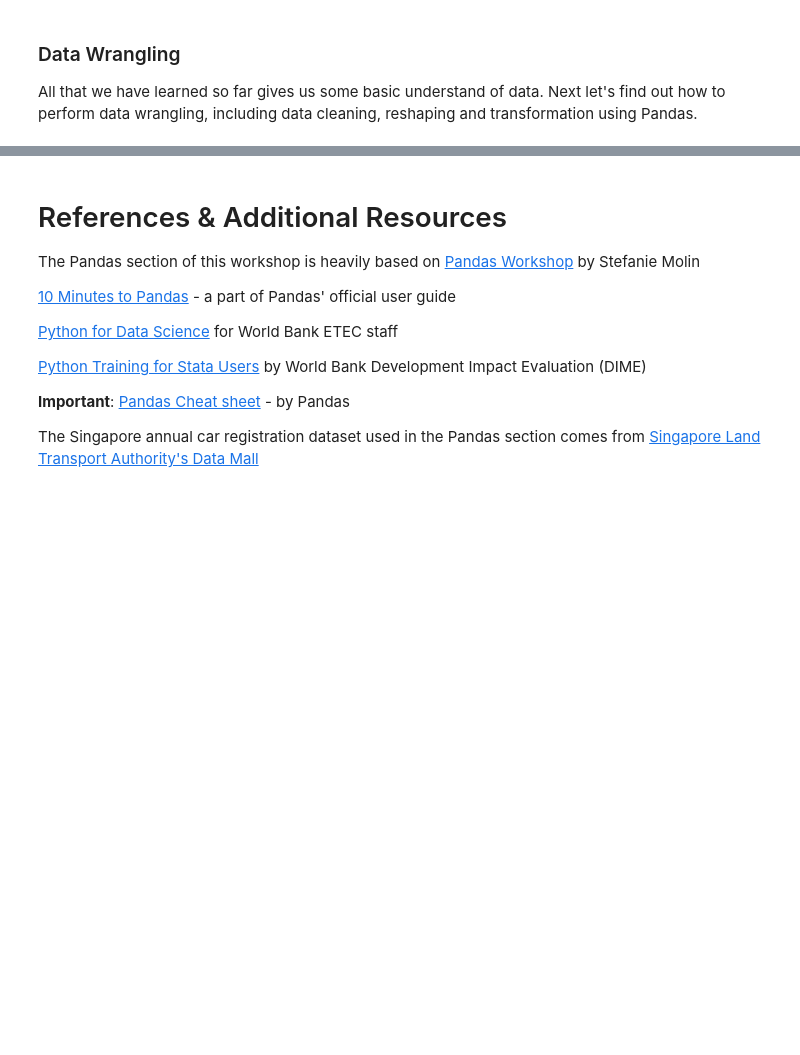
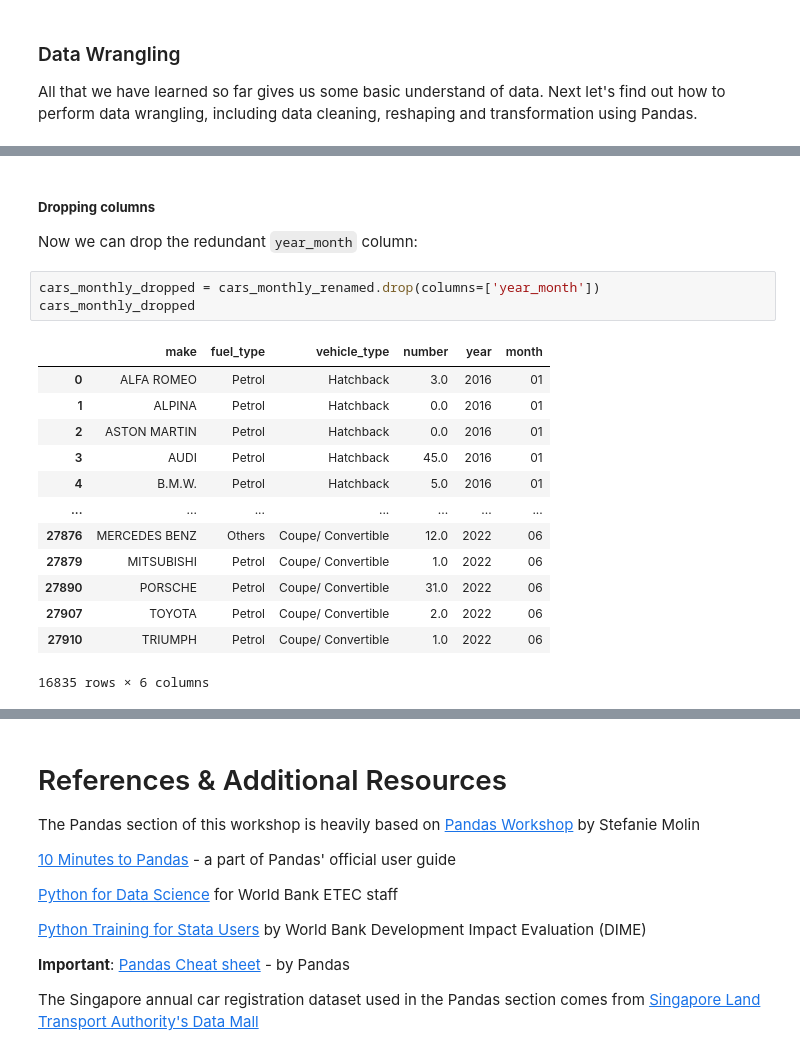
Before and after one commit to worldbank/dec-python-course, a Jupyter notebook: 1-foundations/3-numpy-and-pandas/foundations-s3.ipynb, the cells around one changed output, grey strips where cells are left out. Cells and saved outputs as stored; diff of their text form; blank space fills up the shorter version.

```diff
--- a/1-foundations/3-numpy-and-pandas/foundations-s3.ipynb
+++ b/1-foundations/3-numpy-and-pandas/foundations-s3.ipynb
@@ -994,0 +1096,21 @@ All that we have learned so far gives us some basic understand of data. Next let
+# %% [markdown]
+##### **Dropping columns**
+
+Now we can drop the redundant `year_month` column:
+# %%
+cars_monthly_dropped = cars_monthly_renamed.drop(columns=['year_month'])
+cars_monthly_dropped
+# %% [output]
+|  | make | fuel_type | vehicle_type | number | year | month |
+| 0 | ALFA ROMEO | Petrol | Hatchback | 3.0 | 2016 | 01 |
+| 1 | ALPINA | Petrol | Hatchback | 0.0 | 2016 | 01 |
+| 2 | ASTON MARTIN | Petrol | Hatchback | 0.0 | 2016 | 01 |
+| 3 | AUDI | Petrol | Hatchback | 45.0 | 2016 | 01 |
+| 4 | B.M.W. | Petrol | Hatchback | 5.0 | 2016 | 01 |
+| ... | ... | ... | ... | ... | ... | ... |
+| 27876 | MERCEDES BENZ | Others | Coupe/ Convertible | 12.0 | 2022 | 06 |
+| 27879 | MITSUBISHI | Petrol | Coupe/ Convertible | 1.0 | 2022 | 06 |
+| 27890 | PORSCHE | Petrol | Coupe/ Convertible | 31.0 | 2022 | 06 |
+| 27907 | TOYOTA | Petrol | Coupe/ Convertible | 2.0 | 2022 | 06 |
+| 27910 | TRIUMPH | Petrol | Coupe/ Convertible | 1.0 | 2022 | 06 |
+16835 rows × 6 columns
```
Also changed, not shown: parts of 30 cells of this notebook.
